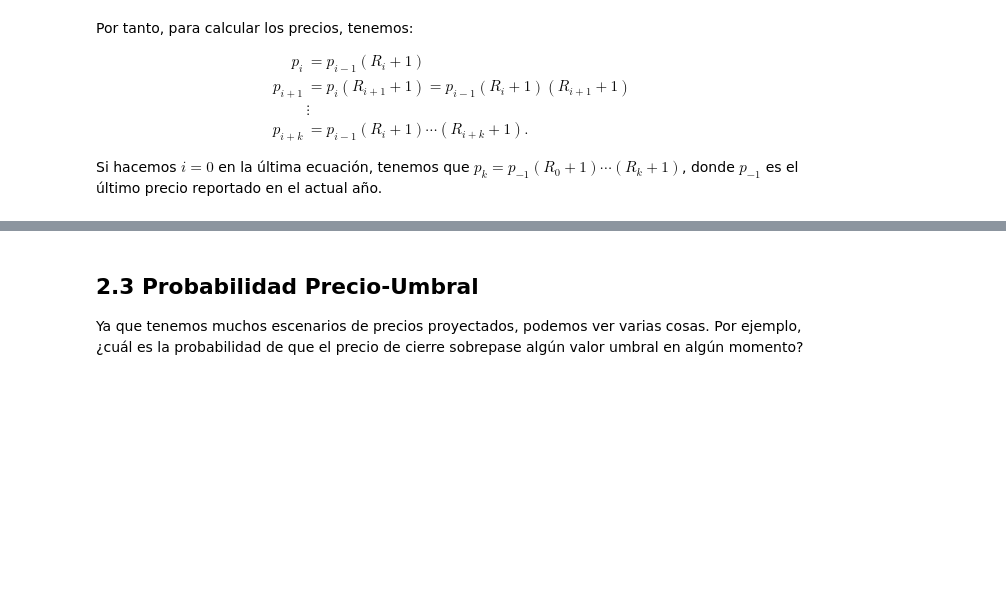
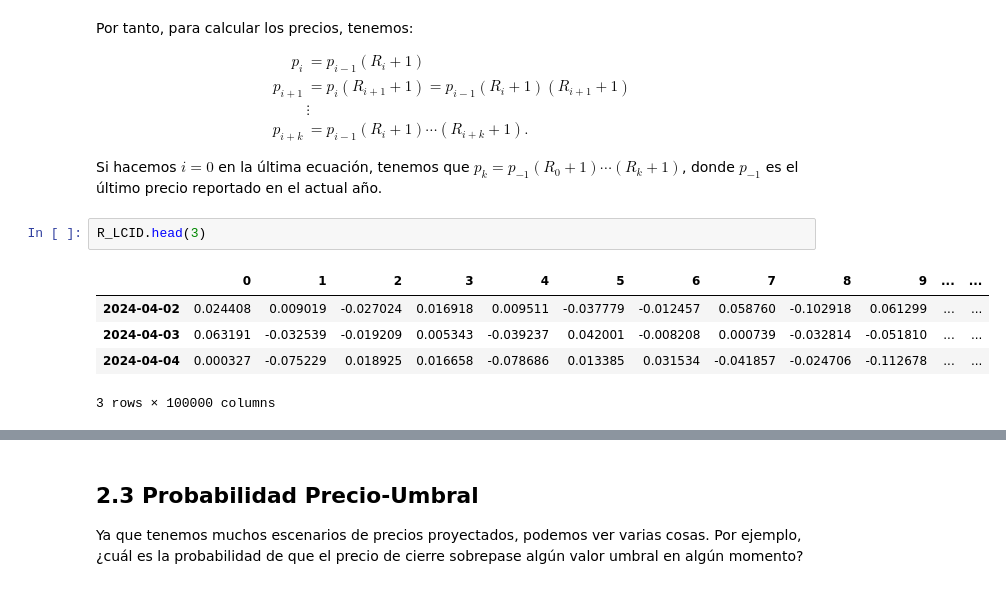
Before and after one commit to ArellanoMCarlos/SimMat_P2024, a Jupyter notebook: Módulo 2 - Montecarlo/Simulación de escenarios futuros.ipynb, the cells around one changed output, grey strips where cells are left out. Cells and saved outputs as stored; diff of their text form; blank space fills up the shorter version.

```diff
--- a/Módulo 2 - Montecarlo/Simulación de escenarios futuros.ipynb
+++ b/Módulo 2 - Montecarlo/Simulación de escenarios futuros.ipynb
@@ -253,3 +345,11 @@ p_{i+k}&=p_{i-1}(R_i+1)\cdots(R_{i+k}+1).
 \end{align}$$
 
 Si hacemos $i=0$ en la última ecuación, tenemos que $p_{k}=p_{-1}(R_0+1)\cdots(R_{k}+1)$, donde $p_{-1}$ es el último precio reportado en el actual año.
+# %%
+R_LCID.head(3)
+# %% [output]
+|  | 0 | 1 | 2 | 3 | 4 | 5 | 6 | 7 | 8 | 9 | ... | ... |
+| 2024-04-02 | 0.024408 | 0.009019 | -0.027024 | 0.016918 | 0.009511 | -0.037779 | -0.012457 | 0.058760 | -0.102918 | 0.061299 | ... | ... |
+| 2024-04-03 | 0.063191 | -0.032539 | -0.019209 | 0.005343 | -0.039237 | 0.042001 | -0.008208 | 0.000739 | -0.032814 | -0.051810 | ... | ... |
+| 2024-04-04 | 0.000327 | -0.075229 | 0.018925 | 0.016658 | -0.078686 | 0.013385 | 0.031534 | -0.041857 | -0.024706 | -0.112678 | ... | ... |
+3 rows × 100000 columns
```
Also changed, not shown: parts of 21 cells of this notebook, 1 other file.
